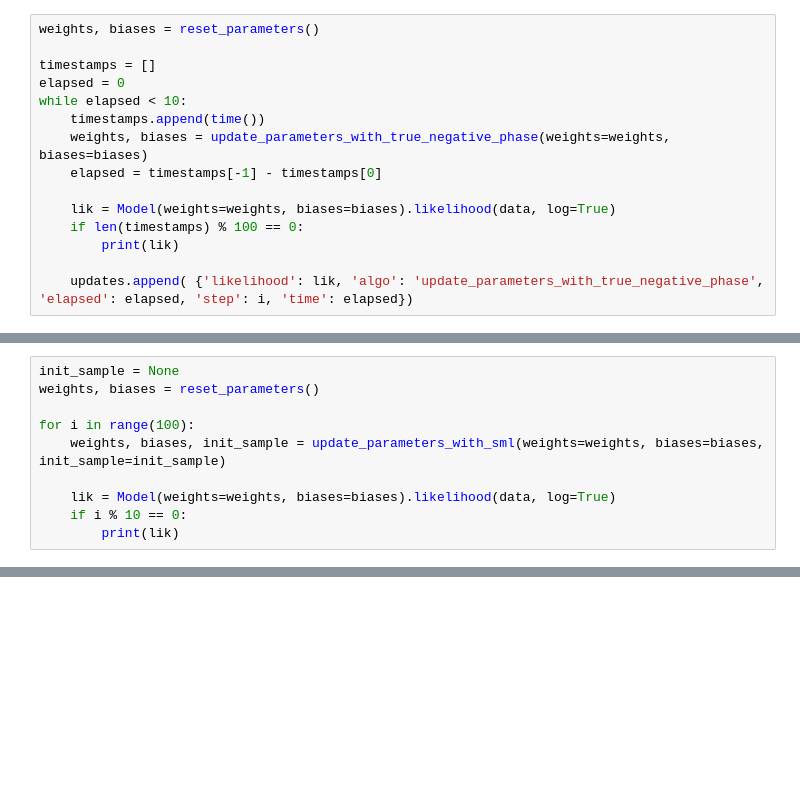
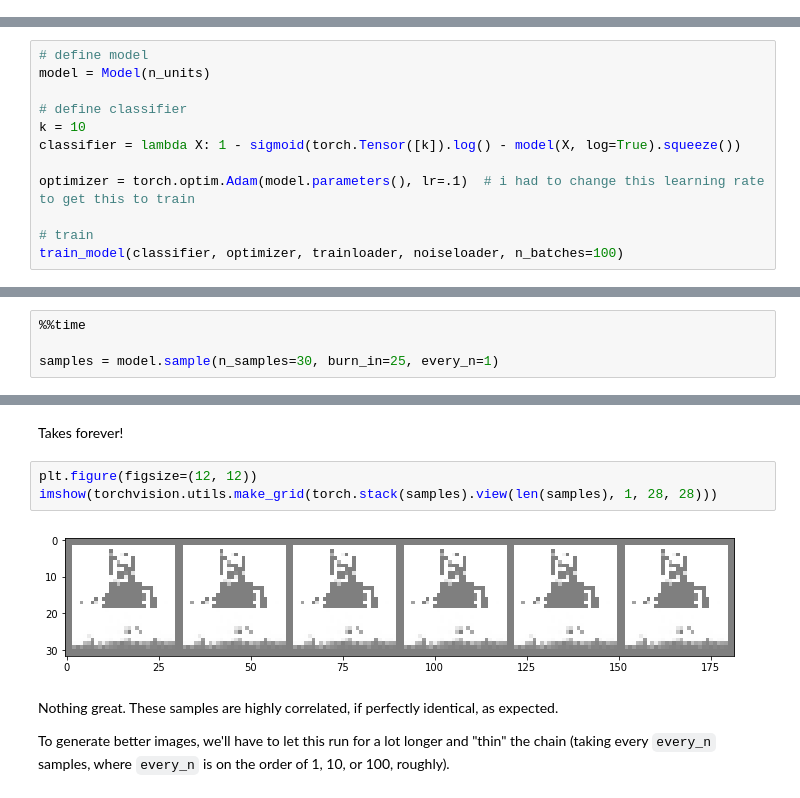
Before and after one commit to cavaunpeu/boltzmann-machines, a Jupyter notebook: boltzmann-machines-part-2.ipynb, the cells around one changed output, grey strips where cells are left out. Drawn from its saved outputs; the diff is of its cells as text; blank space fills up the shorter version.

```diff
--- a/boltzmann-machines-part-2.ipynb
+++ b/boltzmann-machines-part-2.ipynb
@@ -388,15 +0,0 @@ while elapsed < 10:
-# %%
-weights, biases = reset_parameters()
-
-timestamps = []
-elapsed = 0
-while elapsed < 10:
-    timestamps.append(time())
-    weights, biases = update_parameters_with_true_negative_phase(weights=weights, biases=biases)
-    elapsed = timestamps[-1] - timestamps[0]
-
-    lik = Model(weights=weights, biases=biases).likelihood(data, log=True)
-    if len(timestamps) % 100 == 0:
-        print(lik)
-
-    updates.append( {'likelihood': lik, 'algo': 'update_parameters_with_true_negative_phase', 'elapsed': elapsed, 'step': i, 'time': elapsed})
@@ -460,10 +0,0 @@ def update_parameters_with_sml(weights=weights, biases=biases, n_samples=100, in
-# %%
-init_sample = None
-weights, biases = reset_parameters()
-
-for i in range(100):
-    weights, biases, init_sample = update_parameters_with_sml(weights=weights, biases=biases, init_sample=init_sample)
-
-    lik = Model(weights=weights, biases=biases).likelihood(data, log=True)
-    if i % 10 == 0:
-        print(lik)
@@ -484,0 +469,12 @@ plot_n_samples(1000, weights=weights, biases=biases)
+# %%
+# define model
+model = Model(n_units)
+
+# define classifier
+k = 10
+classifier = lambda X: 1 - sigmoid(torch.Tensor([k]).log() - model(X, log=True).squeeze())
+
+optimizer = torch.optim.Adam(model.parameters(), lr=.1)  # i had to change this learning rate to get this to train
+
+# train
+train_model(classifier, optimizer, trainloader, noiseloader, n_batches=100)
@@ -484,0 +501,4 @@ plot_n_samples(1000, weights=weights, biases=biases)
+# %%
+%%time
+
+samples = model.sample(n_samples=30, burn_in=25, every_n=1)
@@ -484,0 +508,11 @@ plot_n_samples(1000, weights=weights, biases=biases)
+# %% [markdown]
+Takes forever!
+# %%
+plt.figure(figsize=(12, 12))
+imshow(torchvision.utils.make_grid(torch.stack(samples).view(len(samples), 1, 28, 28)))
+# %% [output]
+[figure, added]
+# %% [markdown]
+Nothing great. These samples are highly correlated, if perfectly identical, as expected.
+
+To generate better images, we'll have to let this run for a lot longer and "thin" the chain (taking every `every_n` samples, where `every_n` is on the order of 1, 10, or 100, roughly).
```
Also changed, not shown: parts of 58 cells of this notebook.
